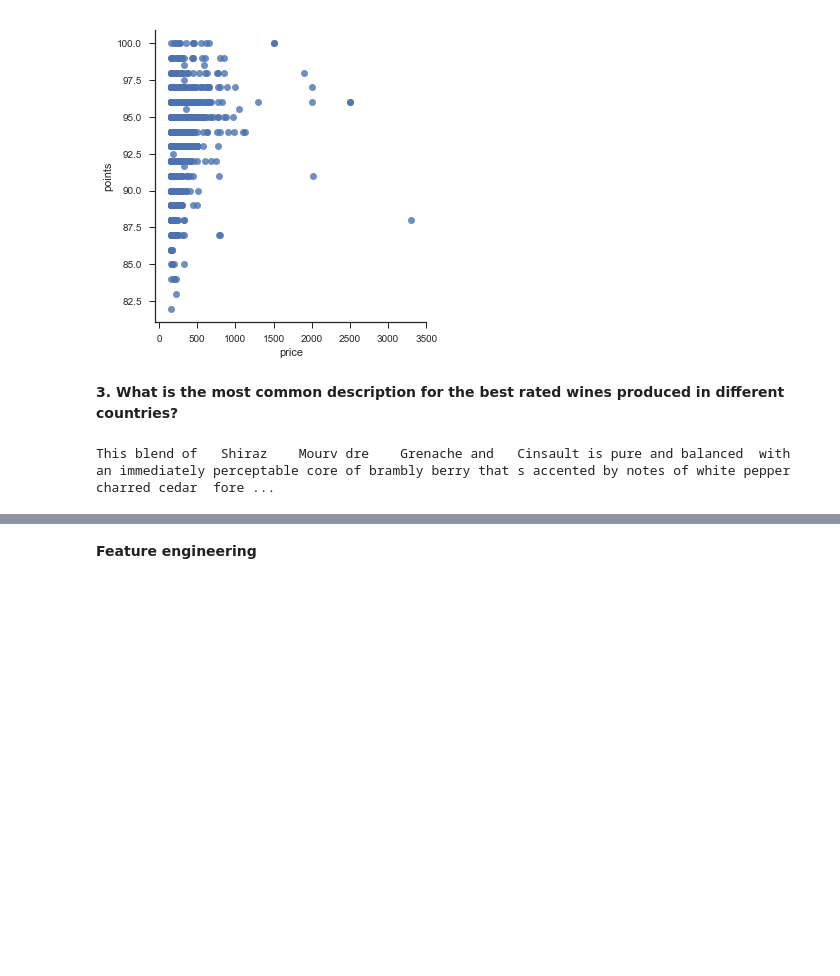
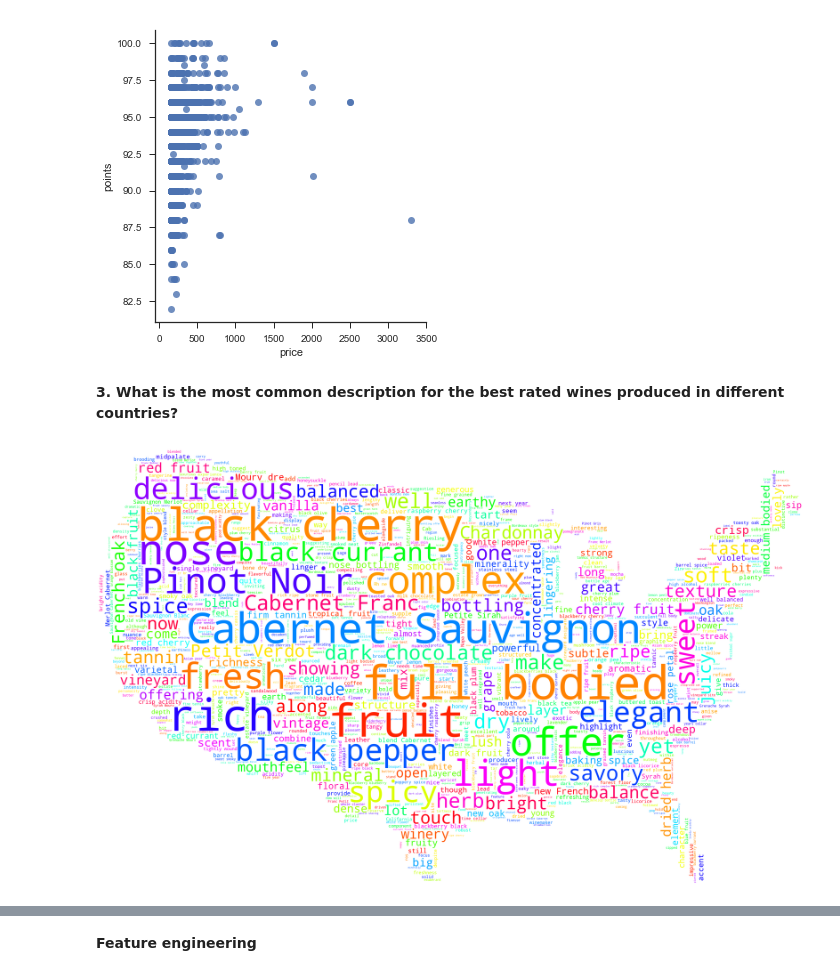
Before and after one commit to lenuel/Wine-Analysis, a Jupyter notebook: wine-analysis.ipynb, the cells around one changed output, grey strips where cells are left out. Saved outputs shown, nothing was run; the diff lists cells and outputs as text; code cells hidden in the pictures; blank space fills up the shorter version.

```diff
--- a/wine-analysis.ipynb
+++ b/wine-analysis.ipynb
@@ -453,20 +460,27 @@ sns.lmplot(x = 'price', y= 'points', fit_reg=False, data = df4)
 # %% [markdown]
 **3. What is the most common description for the best rated wines produced in different countries?**
 # %%
-#obtain description list for best rated wines (>87)
-country_description = {}
-mean_points_value = wine_groupped['points'].mean()
-remove_characters = re.compile('[^A-Za-z ]+')
-for country in major_countries:
+def obtain_coutry_description(country):
+    """obtain description list for best rated wines (>87 points)"""
+
+    mean_points_value = wine_groupped['points'].mean()
+    remove_characters = re.compile('[^A-Za-z ]+')
+
     description_list = list(wine_groupped[wine_groupped['country']==country][wine_groupped['points']>mean_points_value]['description'])
     flat_list = [re.sub(remove_characters, ' ', item) for sublist in description_list for item in sublist]
-    country_description[country] = ' '.join(flat_list)
-
-print(country_description['South Africa'])
+    description = ' '.join(flat_list)
+    return description
-# %% [output]
-This blend of   Shiraz    Mourv dre    Grenache and   Cinsault is pure and balanced  with an immediately perceptable core of brambly berry that s accented by notes of white pepper  charred cedar  fore ...
 # %%
-stopwords = ['aroma', 'aromas', 'selection', 'drink','wine','wines','flavor','flavors','note','notes','palate','finish','hint','hints','show','shows']
-#print(STOPWORDS)
-for w in stopwords:
-    STOPWORDS.add(w)
+def plot_country_wordcloud(words, country_mask, out_image_name):
+    """creates word cloud image"""
+    stopwords = ['now','nose','aroma', 'aromas', 'selection', 'drink','wine','wines','come','add','give', 'come',
+                 'flavor','flavors','note','notes','palate','finish','hint','hints','show','shows']
+    for w in stopwords:
+        STOPWORDS.add(w)
+
+    maska = np.array(Image.open(country_mask))
+    wc = WordCloud(background_color="white", mask=maska, max_words=2000, random_state=42, stopwords=STOPWORDS, colormap = 'hsv')
+    wc.generate(words)
+    wc.to_file(out_image_name)
+
+    return wc
@@ -483,5 +487,8 @@ def generate_country_wordcloud(words, mask_im, out_image_name = None, colormap='
 # %%
-
+#try it on US
 US_mask = './Masks/united-states-silhouette.jpg'
-us_wc = generate_country_wordcloud(country_description['US'], US_mask, 'US.jpg')
+us_description = obtain_coutry_description("US")
+us_wc = plot_country_wordcloud(us_description, US_mask, 'US.pdf')
 us_wc.to_image()
+# %% [output]
+[figure, added]
```
Also changed, not shown: parts of 14 cells of this notebook.
